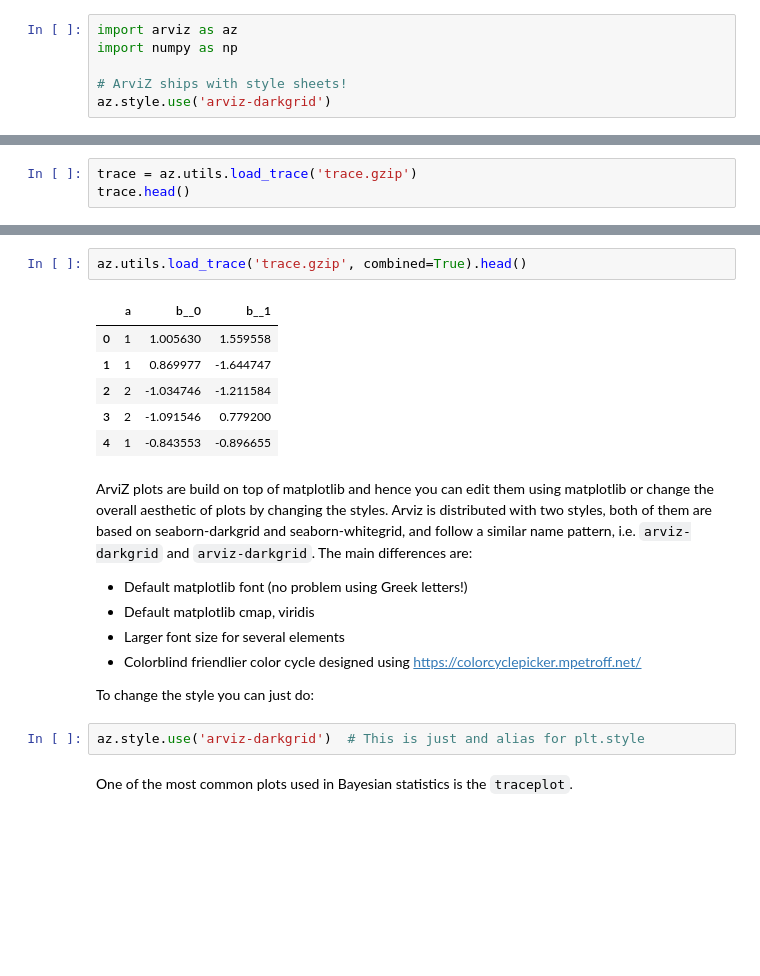
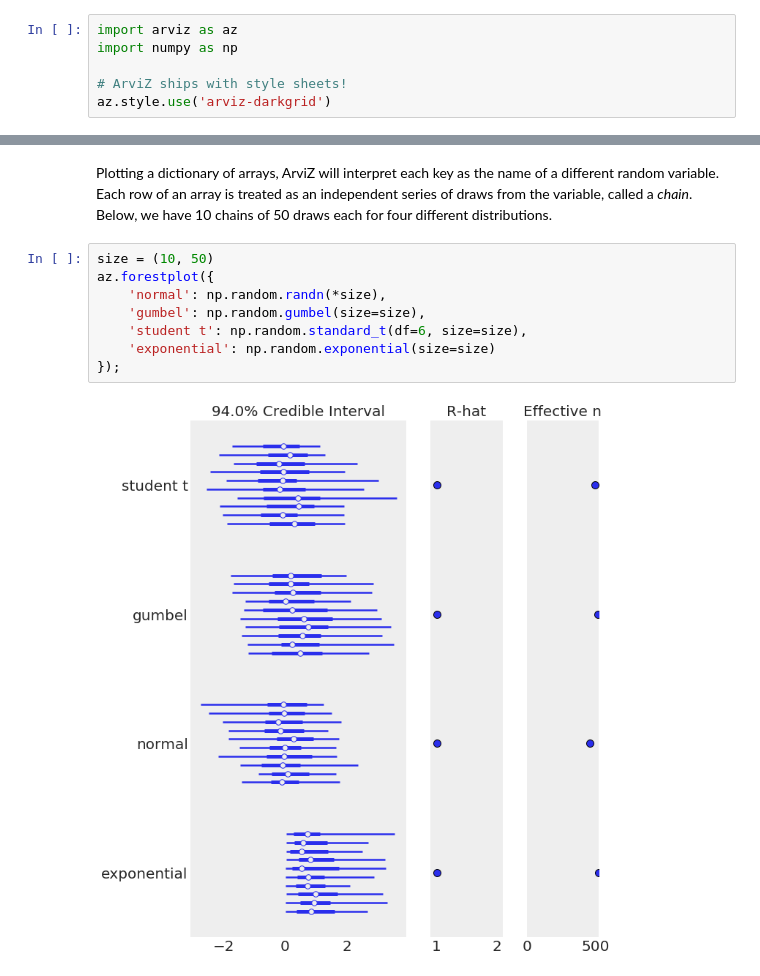
Before and after one commit to arviz-devs/arviz, a Jupyter notebook: doc/notebooks/Introduction.ipynb, the cells around one changed output, grey strips where cells are left out. Saved outputs shown, nothing was run; the diff lists cells and outputs as text; blank space fills up the shorter version.

```diff
--- a/doc/notebooks/Introduction.ipynb
+++ b/doc/notebooks/Introduction.ipynb
@@ -23,3 +18,0 @@ Most or ArviZ functions require a `trace` as the main argument. Currently ArviZ
-# %%
-trace = az.utils.load_trace('trace.gzip')
-trace.head()
@@ -35,22 +19,12 @@ This DataFrame comes from a model with two variables `a` and `b`. Variable `b` h
-# %%
-az.utils.load_trace('trace.gzip', combined=True).head()
-# %% [output]
-|  | a | b__0 | b__1 |
-| 0 | 1 | 1.005630 | 1.559558 |
-| 1 | 1 | 0.869977 | -1.644747 |
-| 2 | 2 | -1.034746 | -1.211584 |
-| 3 | 2 | -1.091546 | 0.779200 |
-| 4 | 1 | -0.843553 | -0.896655 |
-# %% [markdown]
-ArviZ plots are build on top of matplotlib and hence you can edit them using matplotlib or change the overall aesthetic of plots by changing the styles. Arviz is distributed with two styles, both of them are based on seaborn-darkgrid and seaborn-whitegrid, and follow a similar name pattern, i.e. `arviz-darkgrid` and `arviz-darkgrid`. The main differences are:
-
-* Default matplotlib font (no problem using Greek letters!)
-* Default matplotlib cmap, viridis
-* Larger font size for several elements
-* Colorblind friendlier color cycle designed using https://colorcyclepicker.mpetroff.net/
-
-To change the style you can just do:
-# %%
-az.style.use('arviz-darkgrid')  # This is just and alias for plt.style
-# %% [markdown]
-One of the most common plots used in Bayesian statistics is the `traceplot`.
+# %% [markdown]
+Plotting a dictionary of arrays, ArviZ will interpret each key as the name of a different random variable. Each row of an array is treated as an independent series of draws from the variable, called a _chain_. Below, we have 10 chains of 50 draws each for four different distributions.
+# %%
+size = (10, 50)
+az.forestplot({
+    'normal': np.random.randn(*size),
+    'gumbel': np.random.gumbel(size=size),
+    'student t': np.random.standard_t(df=6, size=size),
+    'exponential': np.random.exponential(size=size)
+});
+# %% [output]
+[figure, added]
```
Also changed, not shown: parts of 23 cells of this notebook, 5 other files.
